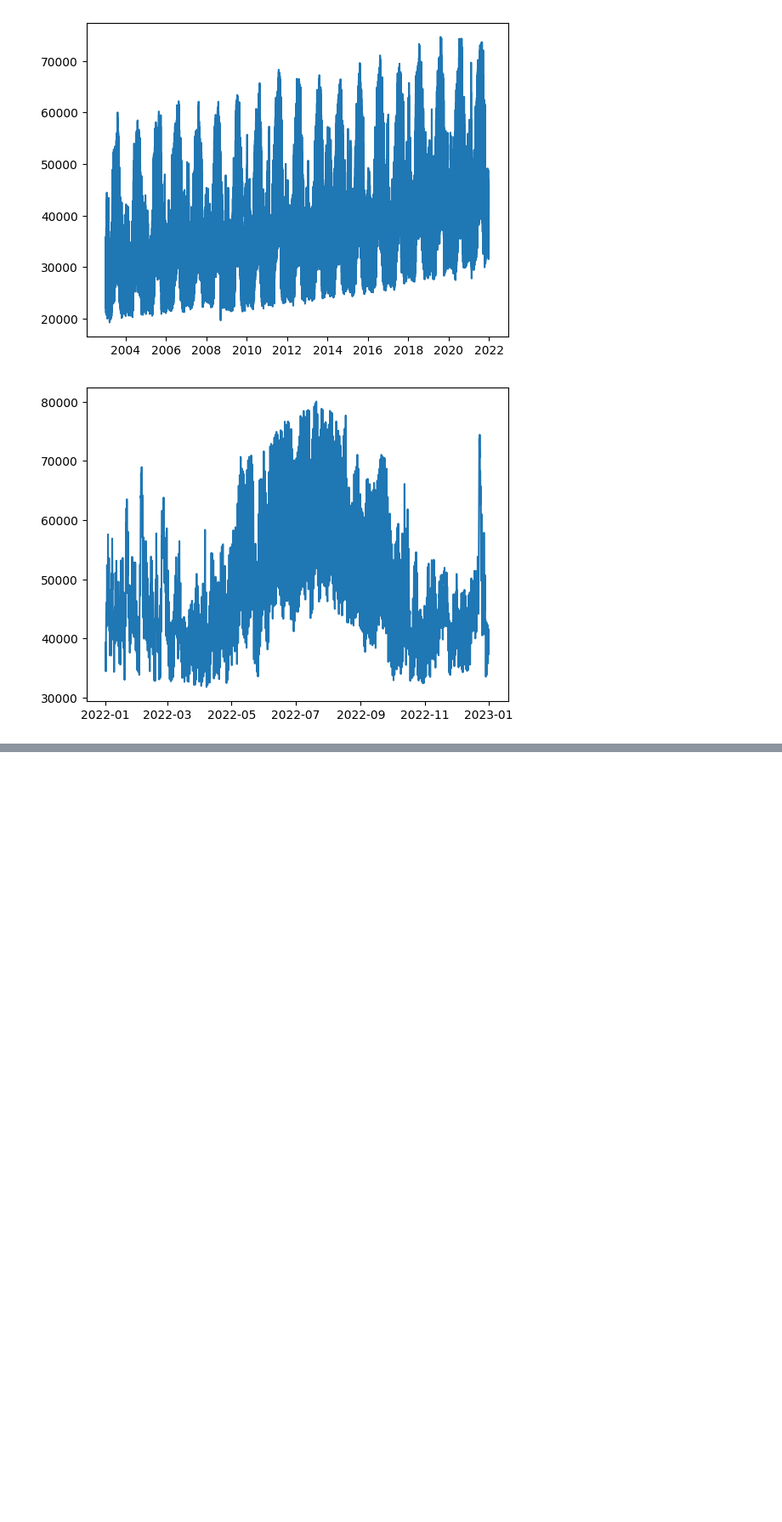
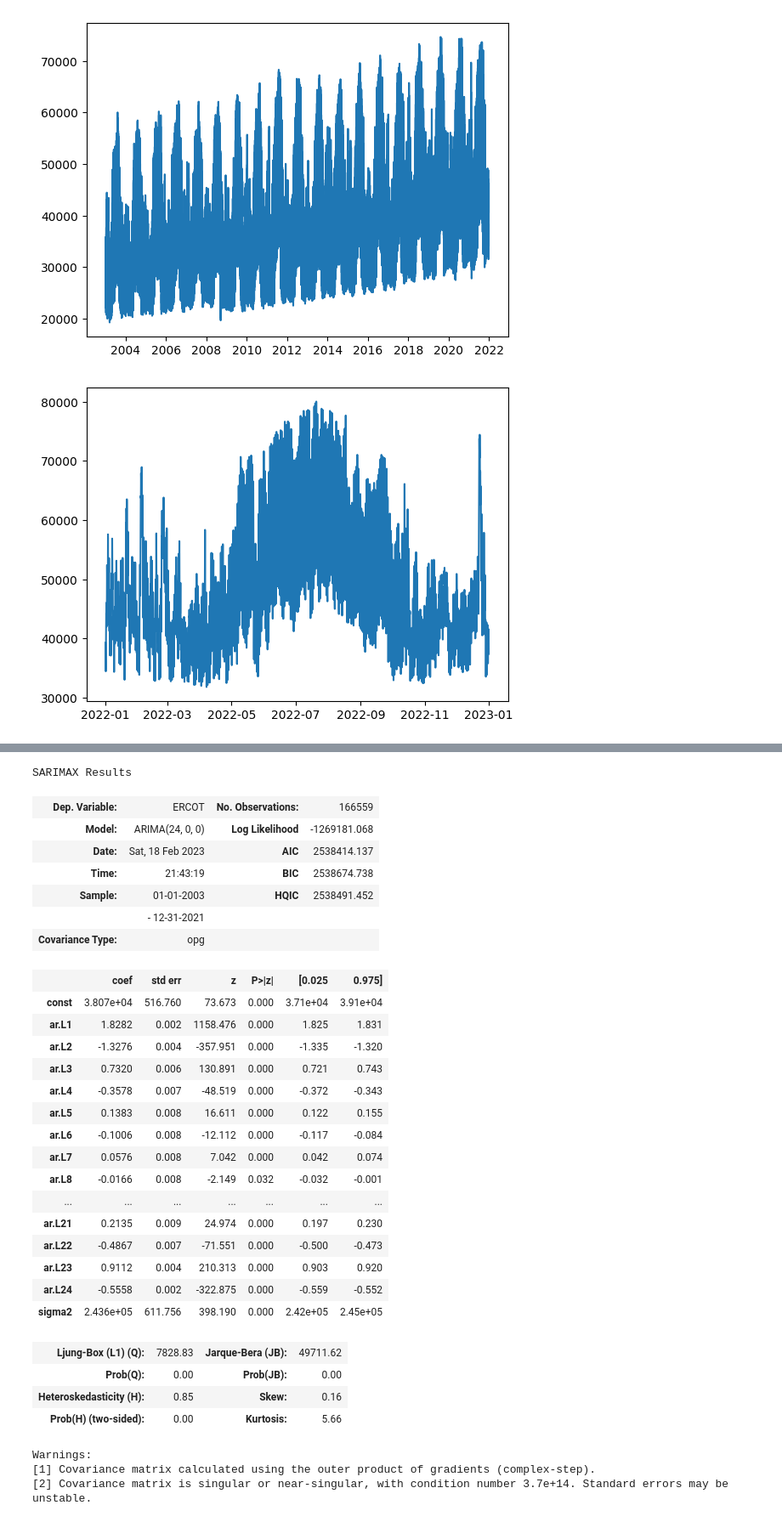
Before and after one commit to JeromeSiljanUTA/project-popsickle, a Jupyter notebook: notebooks/2023-02-18-jds-arima-exploration.ipynb, the cells around one changed output, grey strips where cells are left out. Shown: that part at 85% size. Cells and saved outputs as stored; diff of their text form; code cells hidden in the pictures; blank space fills up the shorter version.

```diff
--- a/notebooks/2023-02-18-jds-arima-exploration.ipynb
+++ b/notebooks/2023-02-18-jds-arima-exploration.ipynb
@@ -46,3 +56,35 @@ model_fit = model.fit()
 # %%
-model_fit.summary()
+arima_24_0_0.summary()
+# %% [output]
+SARIMAX Results
+| Dep. Variable: | ERCOT | No. Observations: | 166559 |
+| Model: | ARIMA(24, 0, 0) | Log Likelihood | -1269181.068 |
+| Date: | Sat, 18 Feb 2023 | AIC | 2538414.137 |
+| Time: | 21:43:19 | BIC | 2538674.738 |
+| Sample: | 01-01-2003 | HQIC | 2538491.452 |
+|  | - 12-31-2021 |  |  |
+| Covariance Type: | opg |  |  |
+|  | coef | std err | z | P>|z| | [0.025 | 0.975] |
+| const | 3.807e+04 | 516.760 | 73.673 | 0.000 | 3.71e+04 | 3.91e+04 |
+| ar.L1 | 1.8282 | 0.002 | 1158.476 | 0.000 | 1.825 | 1.831 |
+| ar.L2 | -1.3276 | 0.004 | -357.951 | 0.000 | -1.335 | -1.320 |
+| ar.L3 | 0.7320 | 0.006 | 130.891 | 0.000 | 0.721 | 0.743 |
+| ar.L4 | -0.3578 | 0.007 | -48.519 | 0.000 | -0.372 | -0.343 |
+| ar.L5 | 0.1383 | 0.008 | 16.611 | 0.000 | 0.122 | 0.155 |
+| ar.L6 | -0.1006 | 0.008 | -12.112 | 0.000 | -0.117 | -0.084 |
+| ar.L7 | 0.0576 | 0.008 | 7.042 | 0.000 | 0.042 | 0.074 |
+| ar.L8 | -0.0166 | 0.008 | -2.149 | 0.032 | -0.032 | -0.001 |
+| ... | ... | ... | ... | ... | ... | ... |
+| ar.L21 | 0.2135 | 0.009 | 24.974 | 0.000 | 0.197 | 0.230 |
+| ar.L22 | -0.4867 | 0.007 | -71.551 | 0.000 | -0.500 | -0.473 |
+| ar.L23 | 0.9112 | 0.004 | 210.313 | 0.000 | 0.903 | 0.920 |
+| ar.L24 | -0.5558 | 0.002 | -322.875 | 0.000 | -0.559 | -0.552 |
+| sigma2 | 2.436e+05 | 611.756 | 398.190 | 0.000 | 2.42e+05 | 2.45e+05 |
+| Ljung-Box (L1) (Q): | 7828.83 | Jarque-Bera (JB): | 49711.62 |
+| Prob(Q): | 0.00 | Prob(JB): | 0.00 |
+| Heteroskedasticity (H): | 0.85 | Skew: | 0.16 |
+| Prob(H) (two-sided): | 0.00 | Kurtosis: | 5.66 |
+Warnings:
+[1] Covariance matrix calculated using the outer product of gradients (complex-step).
+[2] Covariance matrix is singular or near-singular, with condition number 3.7e+14. Standard errors may be unstable.
 # %%
```
Also changed, not shown: parts of 8 cells of this notebook, 1 other file.
